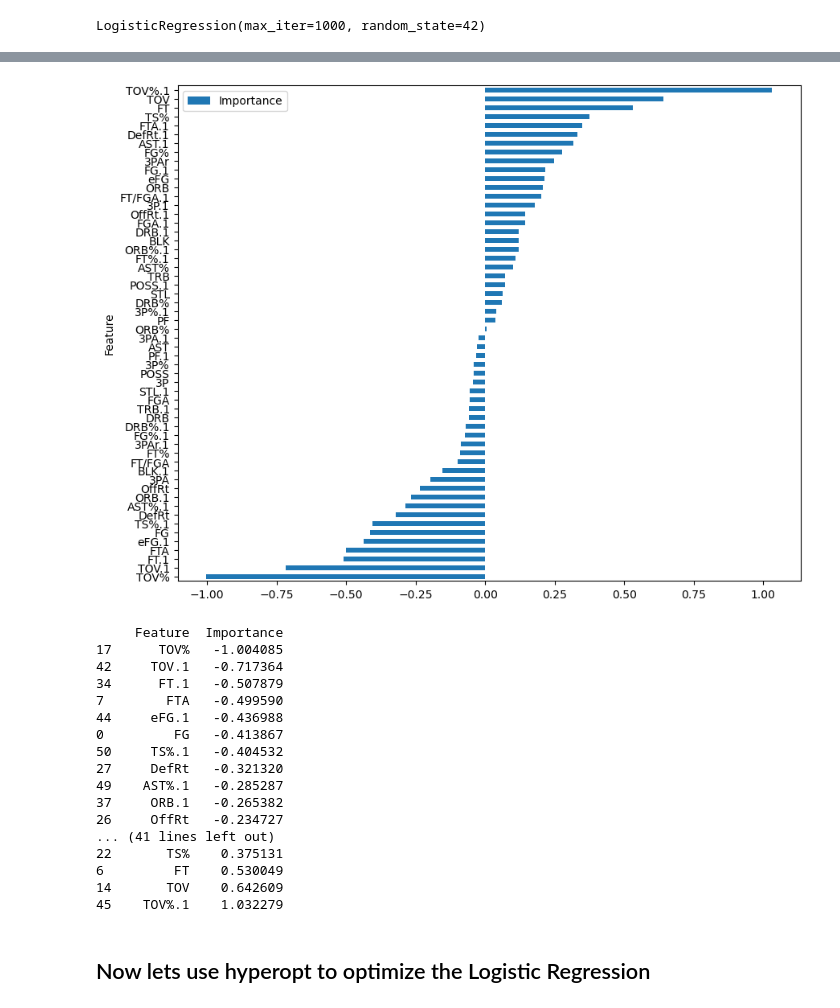
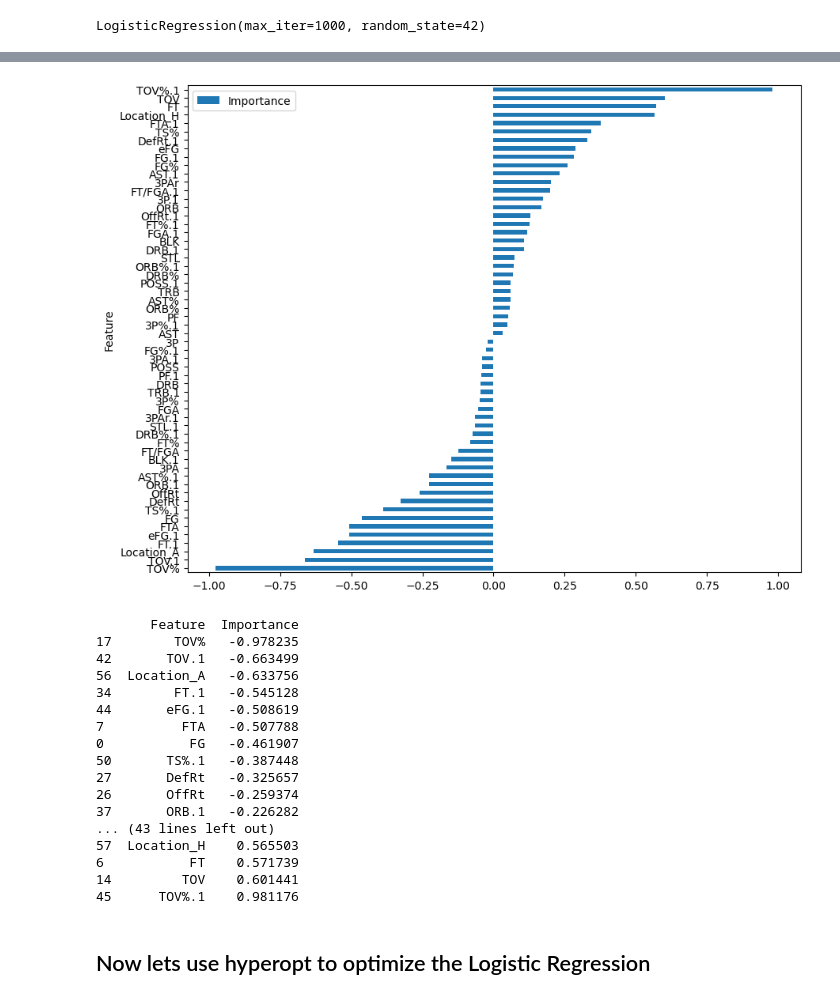
Before and after one commit to piercecappelli/NCAA-Mens-Basketball, a Jupyter notebook: College Basketball Logistic Regression Modeling.ipynb, the cells around one changed output, grey strips where cells are left out. Cells and saved outputs as stored; diff of their text form; code cells hidden in the pictures.

```diff
--- a/College Basketball Logistic Regression Modeling.ipynb
+++ b/College Basketball Logistic Regression Modeling.ipynb
@@ -232,7 +250,7 @@ full_data_adv.shape
 
 
 
-fields_to_drop = ['G', 'Date', 'Opp', 'W/L', 'Opp.1', 'Tm', 'Team', 'OT', 'Location_A', 'Location_H', 'Location_N']
+fields_to_drop = ['G', 'Date', 'Opp', 'W/L', 'Opp.1', 'Tm', 'Team', 'OT']
 
 #fields_to_keep = []
 # %%
@@ -277,11 +296,25 @@ X_train, X_test, y_train, y_test = train_test_split(X, y, test_size = .25, rando
 # %%
 #Standardizing the predictor variables into Z scores
 
+dummy_train = X_train[['Location_A','Location_H','Location_N']]
+dummy_train.reset_index(drop = True, inplace = True)
+dummy_test = X_test[['Location_A','Location_H','Location_N']]
+dummy_test.reset_index(drop = True, inplace = True)
+
+X_train1 = X_train.drop(['Location_A','Location_H','Location_N'], axis = 1)
+X_test1 =  X_test.drop(['Location_A','Location_H','Location_N'], axis = 1)
+
 scaler = preprocessing.StandardScaler()
-X_train_std = pd.DataFrame(scaler.fit_transform(X_train))
-X_train_std.columns = X_train.columns
-X_test_std = pd.DataFrame(scaler.transform(X_test))
-X_test_std.columns = X_test.columns
+X_train_std = pd.DataFrame(scaler.fit_transform(X_train1))
+X_train_std.columns = X_train1.columns
+X_test_std = pd.DataFrame(scaler.transform(X_test1))
+X_test_std.columns = X_test1.columns
+
+X_train_d = pd.concat([X_train_std, dummy_train], axis = 1)
+X_test_d = pd.concat([X_test_std, dummy_test], axis = 1)
+
+X_train_full = X_train_d.drop(['Location_N'], axis = 1)
+X_test_full = X_test_d.drop(['Location_N'], axis = 1)
 # %% [markdown]
 ## Running a basic logistic regression model and examining the results
 # %%
@@ -289,7 +322,7 @@ X_test_std.columns = X_test.columns
 logreg = LogisticRegression(random_state = 42, max_iter = 1000)
 # %%
 #fit basic logistic regression model to training data
-logreg.fit(X_train_std,y_train)
+logreg.fit(X_train_full,y_train)
 # %% [output]
 LogisticRegression(max_iter=1000, random_state=42)
 # %%
@@ -317,34 +350,34 @@ Area Under the Curve = 0.6394824957690532
 # %%
 #examining variable importance
 coefficients = logreg.coef_[0]
-feature_importance = pd.DataFrame({'Feature': X.columns, 'Importance':coefficients})
+feature_importance = pd.DataFrame({'Feature': X_train_full.columns, 'Importance':coefficients})
 feature_importance = feature_importance.sort_values('Importance', ascending=True)
 feature_importance.plot(x='Feature', y='Importance', kind='barh', figsize=(10, 8))
 plt.show()
 # %% [output]
-[figure, old version]
+[figure, new version]
 # %%
 pd.options.display.max_rows = 70
 print(feature_importance)
 pd.options.display.max_rows = 10
 # %% [output]
-     Feature  Importance
-17      TOV%   -1.004085
-42     TOV.1   -0.717364
-34      FT.1   -0.507879
-7        FTA   -0.499590
-44     eFG.1   -0.436988
-0         FG   -0.413867
-50     TS%.1   -0.404532
-27     DefRt   -0.321320
-49    AST%.1   -0.285287
-37     ORB.1   -0.265382
-26     OffRt   -0.234727
-... (41 lines left out)
-22       TS%    0.375131
-6         FT    0.530049
-14       TOV    0.642609
-45    TOV%.1    1.032279
+       Feature  Importance
+17        TOV%   -0.978235
+42       TOV.1   -0.663499
+56  Location_A   -0.633756
+34        FT.1   -0.545128
+44       eFG.1   -0.508619
+7          FTA   -0.507788
+0           FG   -0.461907
+50       TS%.1   -0.387448
+27       DefRt   -0.325657
+26       OffRt   -0.259374
+37       ORB.1   -0.226282
+... (43 lines left out)
+57  Location_H    0.565503
+6           FT    0.571739
+14         TOV    0.601441
+45      TOV%.1    0.981176
 # %% [markdown]
 ## Now lets use hyperopt to optimize the Logistic Regression
 # %%
```
Also changed, not shown: parts of 65 cells of this notebook.
